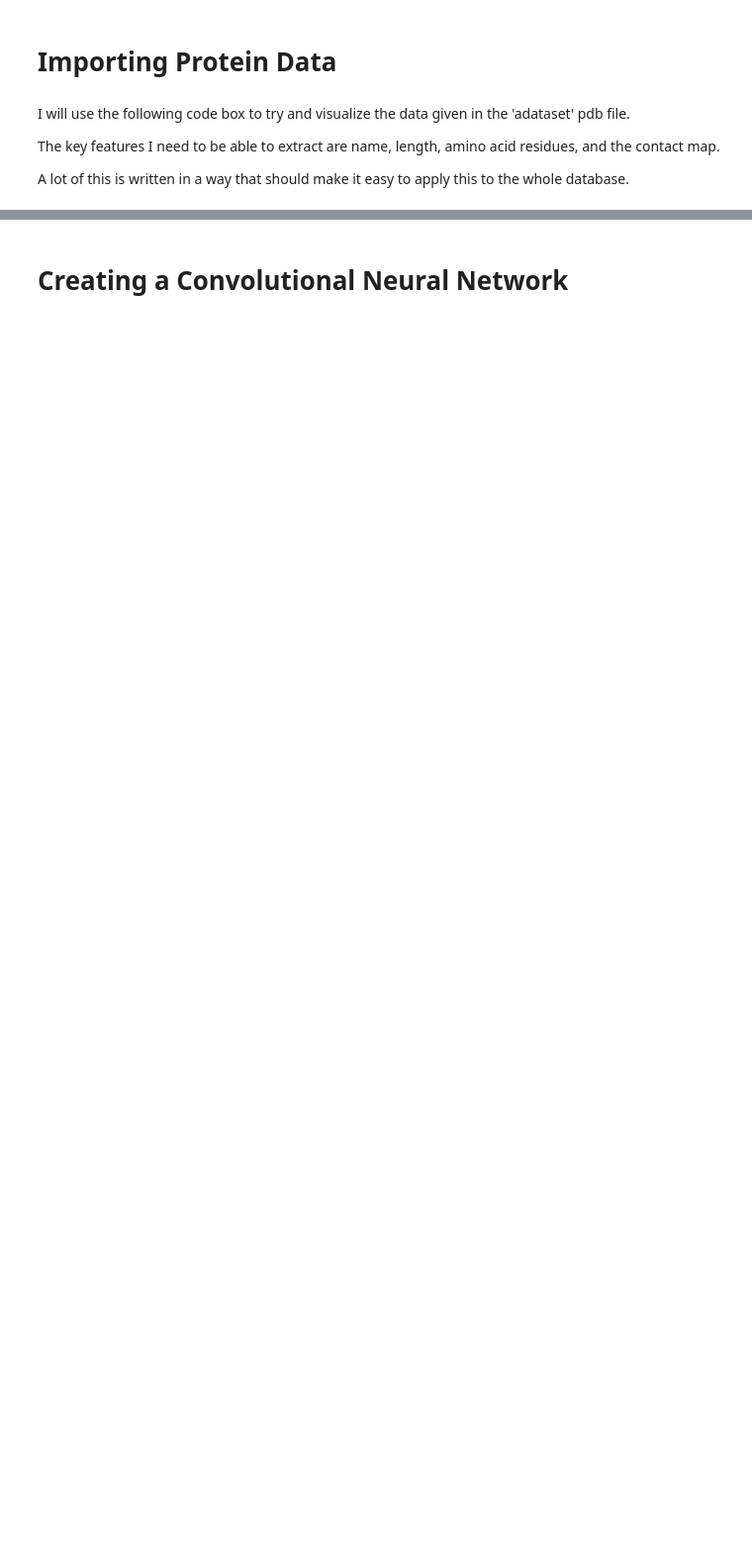
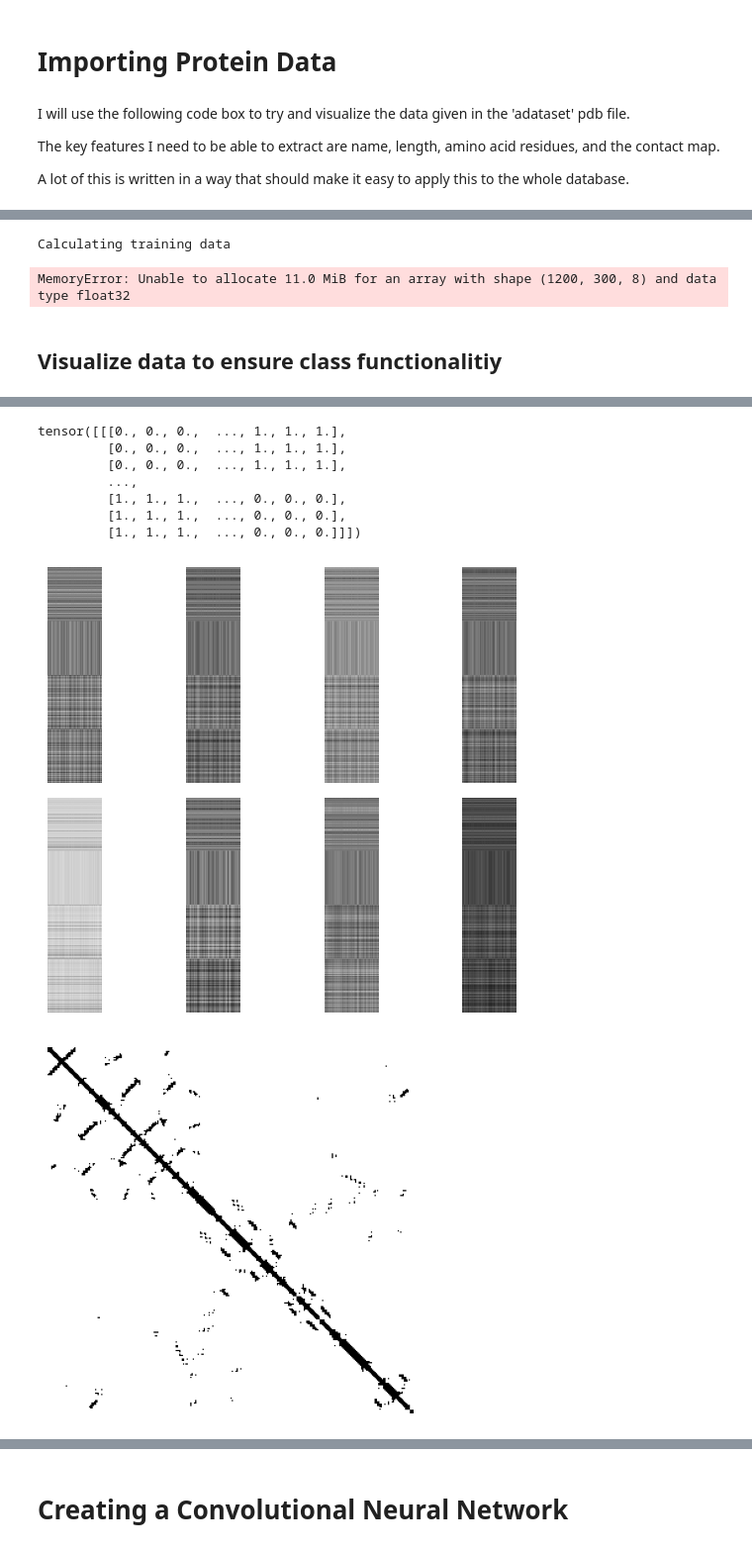
Before and after one commit to therakisback/ProteinFolding, a Jupyter notebook: ImplementationTesting.ipynb, the cells around one changed output, grey strips where cells are left out. Shown at 99% size. Drawn from its saved outputs; the diff is of its cells as text; code cells hidden in the pictures; blank space fills up the shorter version.

Commit message:
Added learning method for class
The CNN still needs refinement, but it is functional for now, which is good

```diff
--- a/ImplementationTesting.ipynb
+++ b/ImplementationTesting.ipynb
@@ -127,0 +290,31 @@ df = pd.DataFrame(data)
+# %%
+batch = 10
+count = 1000  # -1 Does all data
+train_data = vhseDataset(num_data = count)
+train_loader = DataLoader(dataset = train_data, batch_size = batch, shuffle = True)
+test_data = vhseDataset(num_data = count, test = True)
+test_loader = DataLoader(dataset = test_data, batch_size = batch, shuffle=True)
+# %% [output]
+Calculating training data
+MemoryError: Unable to allocate 11.0 MiB for an array with shape (1200, 300, 8) and data type float32
+# %% [markdown]
+## Visualize data to ensure class functionalitiy
+# %%
+import torchshow
+trainiter = iter(train_loader)
+
+# Train data
+train, target, length = next(trainiter)
+print(train.shape)
+train = train.squeeze(0)
+print(train)
+# This doesn't look how I expected it to, but the printed tensor does
+torchshow.show(train[0])
+
+# Target data
+target = target[0]
+print(target)
+printMap(target.squeeze(0))
+
+printMap(target.squeeze(0), length[0])
+# %% [output]
@@ -127,0 +338,9 @@ df = pd.DataFrame(data)
+tensor([[[0., 0., 0.,  ..., 1., 1., 1.],
+         [0., 0., 0.,  ..., 1., 1., 1.],
+         [0., 0., 0.,  ..., 1., 1., 1.],
+         ...,
+         [1., 1., 1.,  ..., 0., 0., 0.],
+         [1., 1., 1.,  ..., 0., 0., 0.],
+         [1., 1., 1.,  ..., 0., 0., 0.]]])
+[figure, added]
+[figure, added]
```
Also changed, not shown: parts of 15 cells of this notebook.
